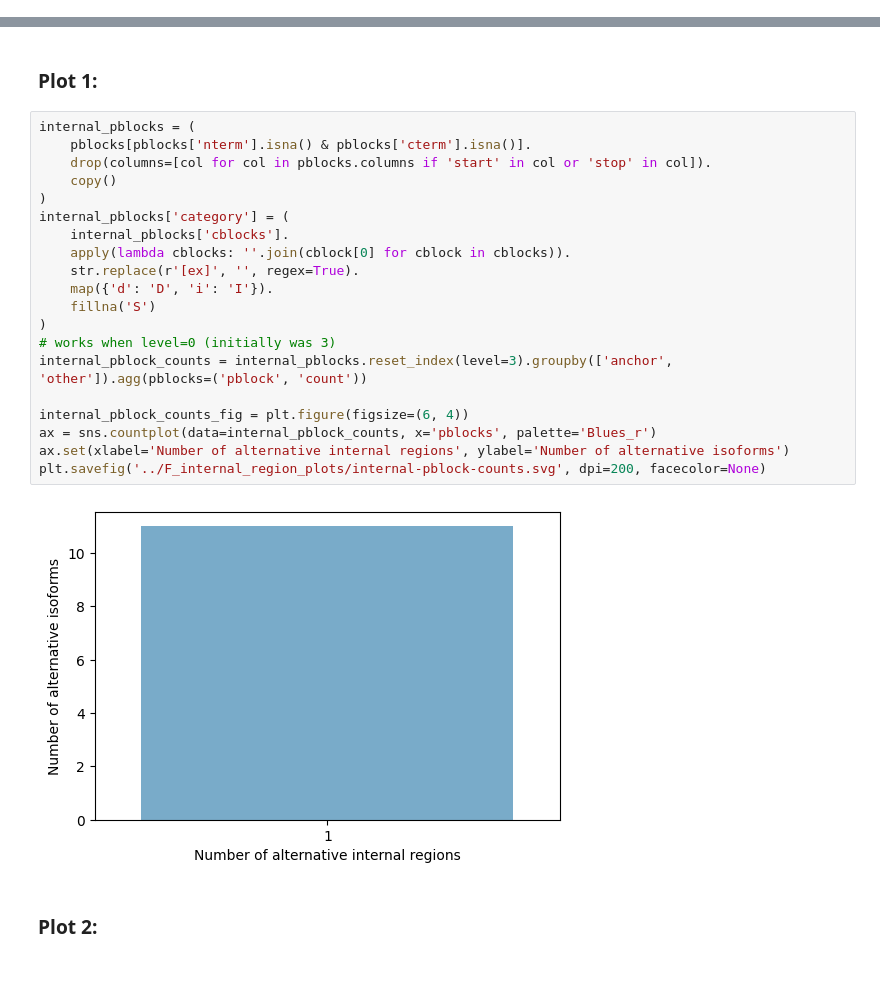
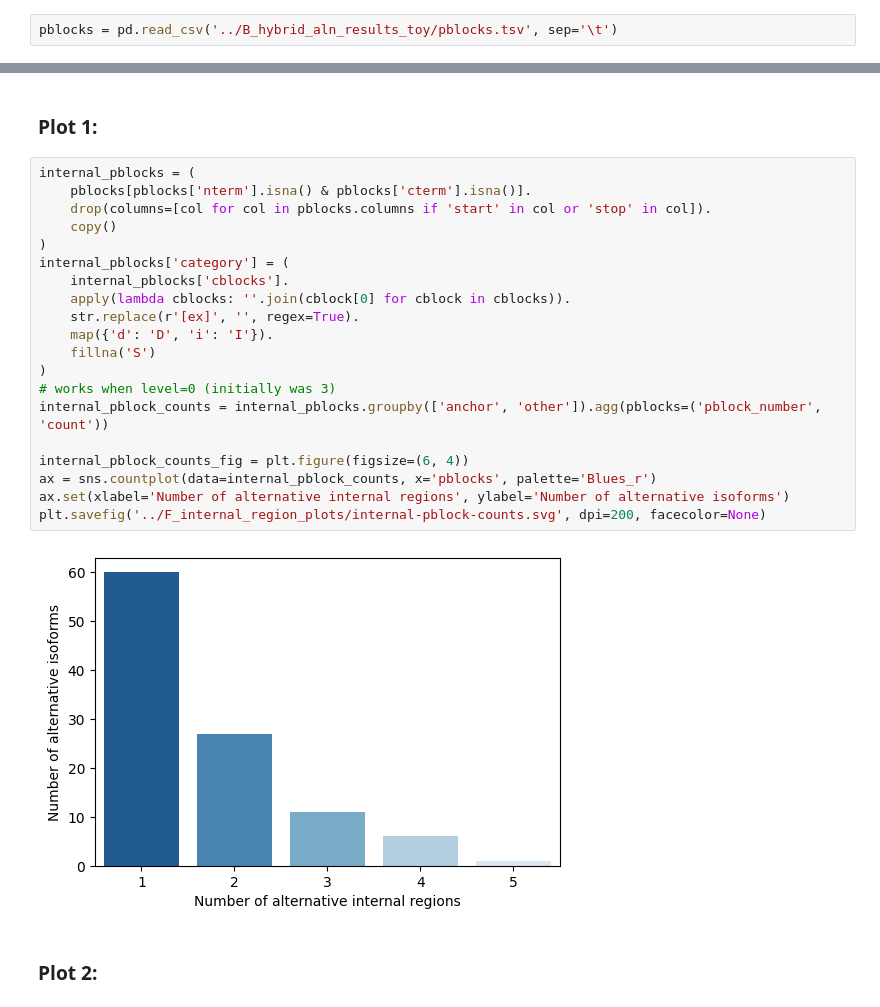
Before and after one commit to sheynkman-lab/biosurfer_analysis, a Jupyter notebook: scripts/internal_region_summary.ipynb, the cells around one changed output, grey strips where cells are left out. Drawn from its saved outputs; the diff is of its cells as text; blank space fills up the shorter version.

```diff
--- a/scripts/internal_region_summary.ipynb
+++ b/scripts/internal_region_summary.ipynb
@@ -25,3 +23,5 @@ pblocks = pd.read_excel('../B_hybrid_aln_results_toy/pblock-table/pblocks_hybrid
+# %%
+pblocks = pd.read_csv('../B_hybrid_aln_results_toy/pblocks.tsv', sep='\t')
 # %%
 class CTerminalChange():
     SPLICING = auto()
@@ -41,25 +41,25 @@ class NTerminalChange():
 # %%
 internal_pblocks = (
     pblocks[pblocks['nterm'].isna() & pblocks['cterm'].isna()].
     drop(columns=[col for col in pblocks.columns if 'start' in col or 'stop' in col]).
     copy()
 )
 internal_pblocks['category'] = (
     internal_pblocks['cblocks'].
     apply(lambda cblocks: ''.join(cblock[0] for cblock in cblocks)).
     str.replace(r'[ex]', '', regex=True).
     map({'d': 'D', 'i': 'I'}).
     fillna('S')
 )
 # works when level=0 (initially was 3)
-internal_pblock_counts = internal_pblocks.reset_index(level=3).groupby(['anchor', 'other']).agg(pblocks=('pblock', 'count'))
+internal_pblock_counts = internal_pblocks.groupby(['anchor', 'other']).agg(pblocks=('pblock_number', 'count'))
 
 internal_pblock_counts_fig = plt.figure(figsize=(6, 4))
 ax = sns.countplot(data=internal_pblock_counts, x='pblocks', palette='Blues_r')
 ax.set(xlabel='Number of alternative internal regions', ylabel='Number of alternative isoforms')
 plt.savefig('../F_internal_region_plots/internal-pblock-counts.svg', dpi=200, facecolor=None)
 # %% [output]
-[figure, old version]
+[figure, new version]
 # %% [markdown]
 ### Plot 2:
 # %%
```
Also changed, not shown: parts of 2 cells of this notebook, 4 other files.
